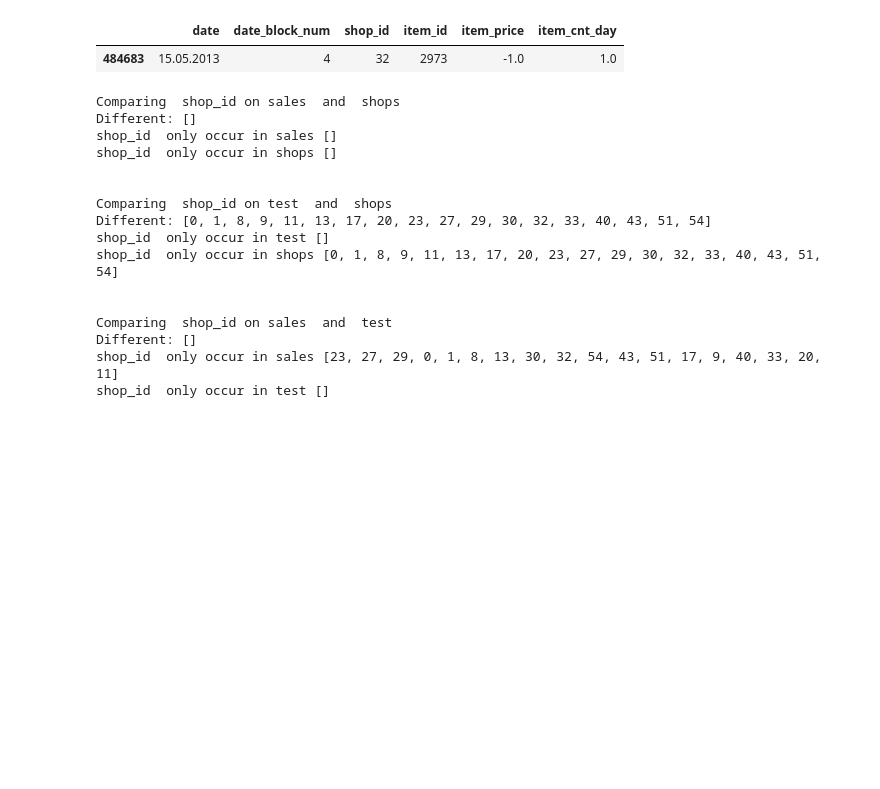
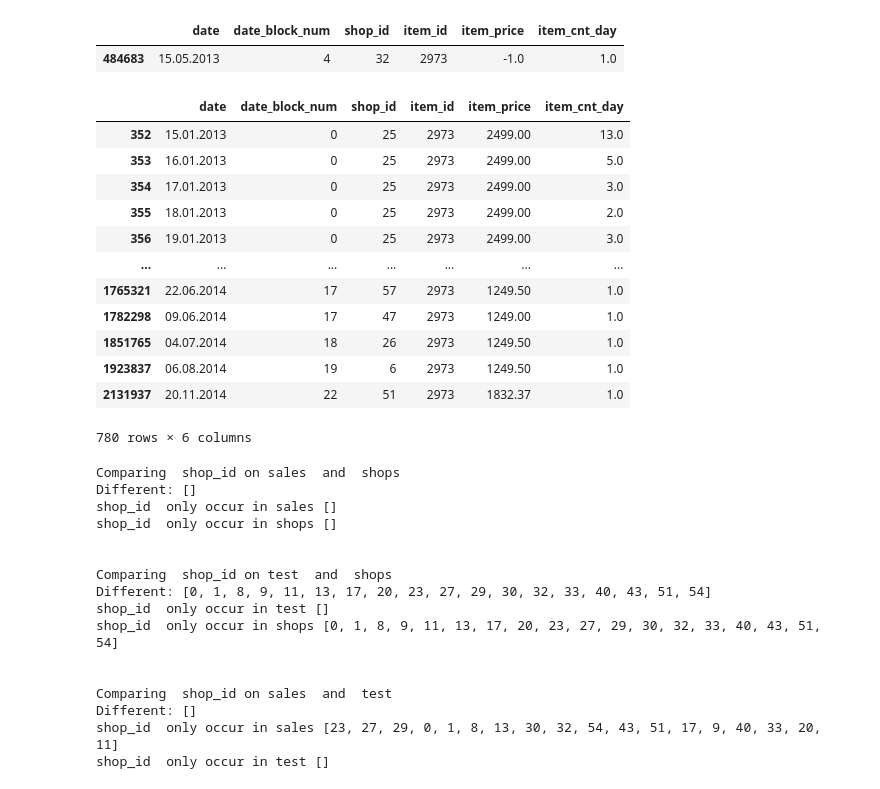
Before and after one commit to X1anghe/AIDM, a Jupyter notebook: Assignment2/src/DataVisualisation.ipynb, the cells around one changed output. Cells and saved outputs as stored; diff of their text form; code cells hidden in the pictures; blank space fills up the shorter version.

```diff
--- a/Assignment2/src/DataVisualisation.ipynb
+++ b/Assignment2/src/DataVisualisation.ipynb
@@ -425,6 +399,22 @@ sales[sales["item_price"] < 0]
 # %% [output]
 |  | date | date_block_num | shop_id | item_id | item_price | item_cnt_day |
 | 484683 | 15.05.2013 | 4 | 32 | 2973 | -1.0 | 1.0 |
+# %%
+sales[sales['item_id'] == 2973]
+# %% [output]
+|  | date | date_block_num | shop_id | item_id | item_price | item_cnt_day |
+| 352 | 15.01.2013 | 0 | 25 | 2973 | 2499.00 | 13.0 |
+| 353 | 16.01.2013 | 0 | 25 | 2973 | 2499.00 | 5.0 |
+| 354 | 17.01.2013 | 0 | 25 | 2973 | 2499.00 | 3.0 |
+| 355 | 18.01.2013 | 0 | 25 | 2973 | 2499.00 | 2.0 |
+| 356 | 19.01.2013 | 0 | 25 | 2973 | 2499.00 | 3.0 |
+| ... | ... | ... | ... | ... | ... | ... |
+| 1765321 | 22.06.2014 | 17 | 57 | 2973 | 1249.50 | 1.0 |
+| 1782298 | 09.06.2014 | 17 | 47 | 2973 | 1249.00 | 1.0 |
+| 1851765 | 04.07.2014 | 18 | 26 | 2973 | 1249.50 | 1.0 |
+| 1923837 | 06.08.2014 | 19 | 6 | 2973 | 1249.50 | 1.0 |
+| 2131937 | 20.11.2014 | 22 | 51 | 2973 | 1832.37 | 1.0 |
+780 rows × 6 columns
 # %%
 def compare_df(df1, df2, names):
     print('Comparing ', names[2], 'on', names[0], ' and ', names[1])
```
Also changed, not shown: parts of 19 cells of this notebook, 5 other files.
